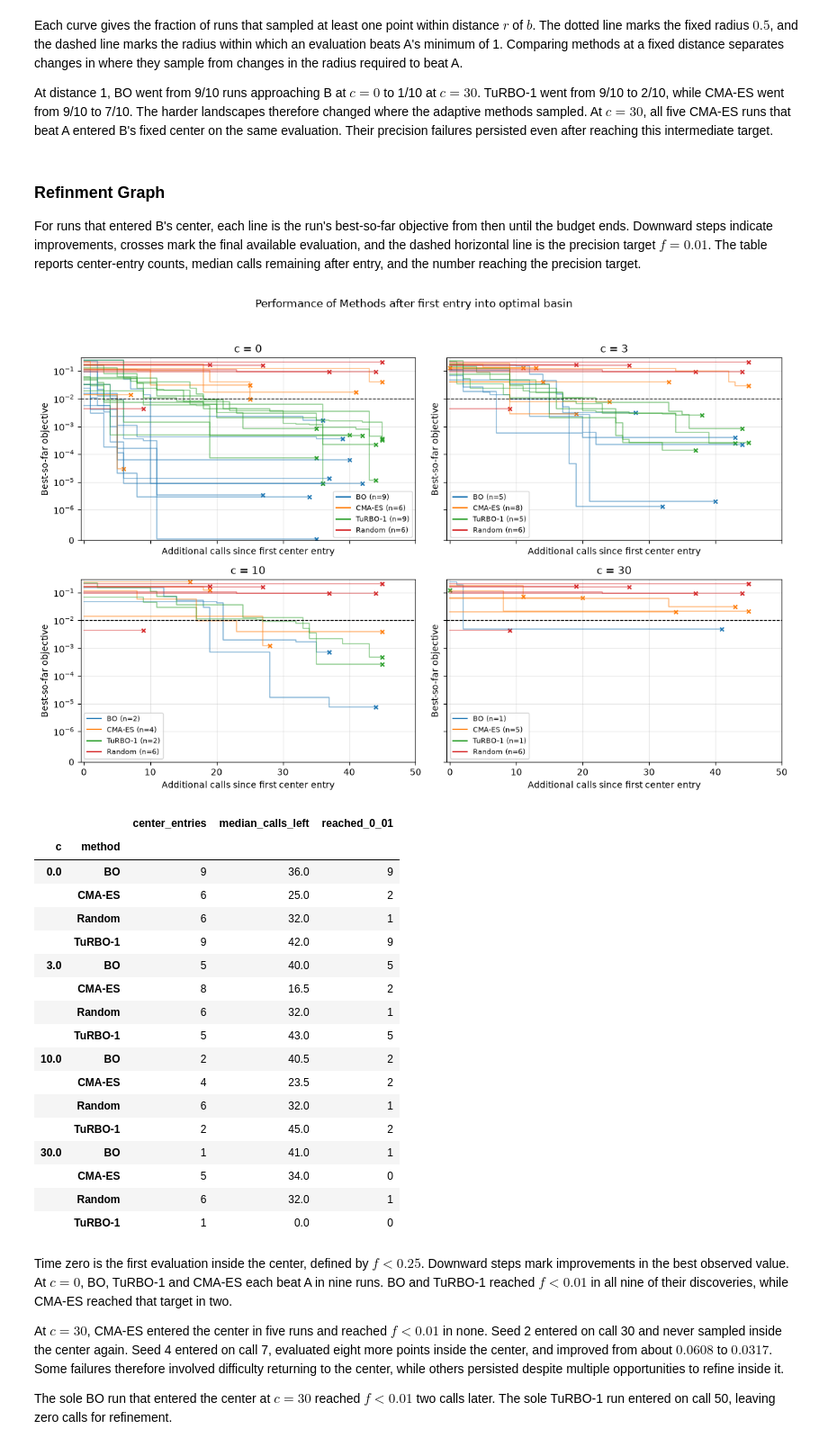
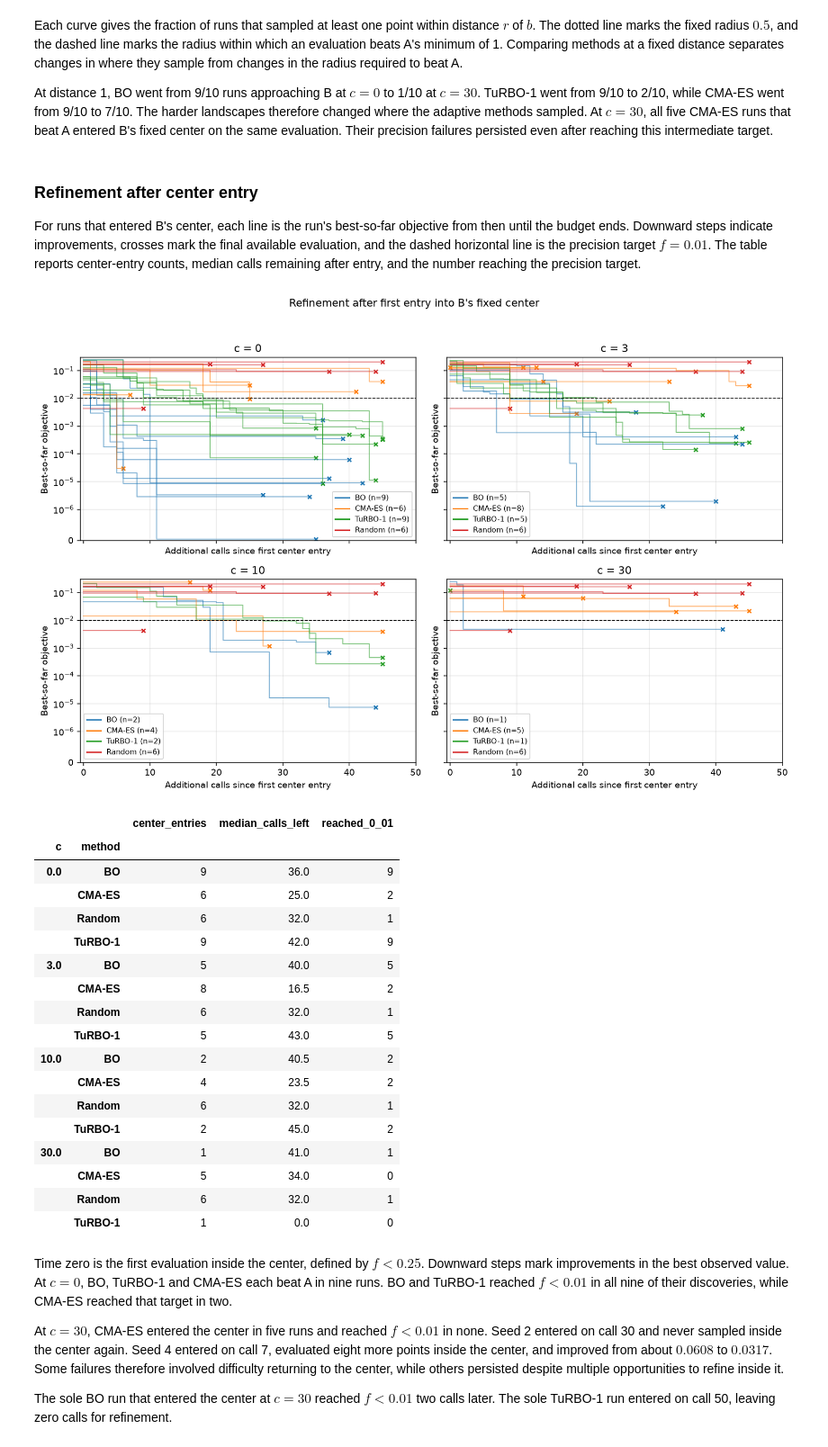
Before and after one commit to bbny27/DSA4212-G1, a Jupyter notebook: code/Experiment_1.ipynb, the cells around one changed output. Shown at 90% size. Cells and saved outputs as stored; diff of their text form; code cells hidden in the pictures.

```diff
--- a/code/Experiment_1.ipynb
+++ b/code/Experiment_1.ipynb
@@ -612,42 +618,42 @@ Each curve gives the fraction of runs that sampled at least one point within dis
 
 At distance 1, BO went from 9/10 runs approaching B at $c=0$ to 1/10 at $c=30$. TuRBO-1 went from 9/10 to 2/10, while CMA-ES went from 9/10 to 7/10. The harder landscapes therefore changed where the adaptive methods sampled. At $c=30$, all five CMA-ES runs that beat A entered B's fixed center on the same evaluation. Their precision failures persisted even after reaching this intermediate target.
 # %% [markdown]
-### Refinment Graph
+### Refinement after center entry
 
 For runs that entered B's center, each line is the run's best-so-far objective from then until the budget ends. Downward steps indicate improvements, crosses mark the final available evaluation, and the dashed horizontal line is the precision target $f=0.01$. The table reports center-entry counts, median calls remaining after entry, and the number reaching the precision target.
 # %%
 fig, axes = plt.subplots(2, 2, figsize=(12, 8), sharex=True, sharey=True)
 for ax, c in zip(axes.flat, plot_cs):
     for method in plot_methods:
         color = METHOD_STYLES[method][0]
         entered = extra.loc[(extra["c"] == c) & (extra["method"] == method)
                             & extra["center_call"].notna()].sort_values("seed")
         ax.plot([], [], color=color, label=f"{method} (n={len(entered)})")
         for row in entered.itertuples():
             best = trace_lookup[row.c, row.method, row.seed][int(row.center_call) - 1:]
             calls = np.arange(len(best))
             ax.step(calls, best, where="post", color=color, alpha=0.55, linewidth=1.1)
             ax.scatter(calls[-1], best[-1], color=color, marker="x", s=18)
     ax.axhline(0.01, color="black", linestyle="--", linewidth=0.9)
     ax.set_yscale("symlog", linthresh=1e-6)
     ax.set(title=f"c = {c:g}", xlim=(-0.5, plot_budget), ylim=(0, 0.3),
            xlabel="Additional calls since first center entry", ylabel="Best-so-far objective")
     ax.grid(alpha=0.3)
     ax.legend(fontsize=8)
-fig.suptitle("Performance of Methods after first entry into optimal basin")
+fig.suptitle("Refinement after first entry into B's fixed center")
 fig.tight_layout(rect=(0, 0, 1, 0.95))
 save_figure(fig, run_dir, "refinement_after_center_entry.png")
 
 center_runs = extra.loc[extra["center_call"].notna()].assign(
     calls_left=lambda df: plot_budget - df["center_call"],
     reached_0_01=lambda df: df["precise_call"].notna(),
 )
 display(center_runs.groupby(["c", "method"]).agg(
     center_entries=("seed", "size"), median_calls_left=("calls_left", "median"),
     reached_0_01=("reached_0_01", "sum"),
 ))
 # %% [output]
-[figure, old version]
+[figure, new version]
 |  |  | center_entries | median_calls_left | reached_0_01 |
 | c | method |  |  |  |
 | 0.0 | BO | 9 | 36.0 | 9 |
```
Also changed, not shown: parts of 10 cells of this notebook, 9 other files.
